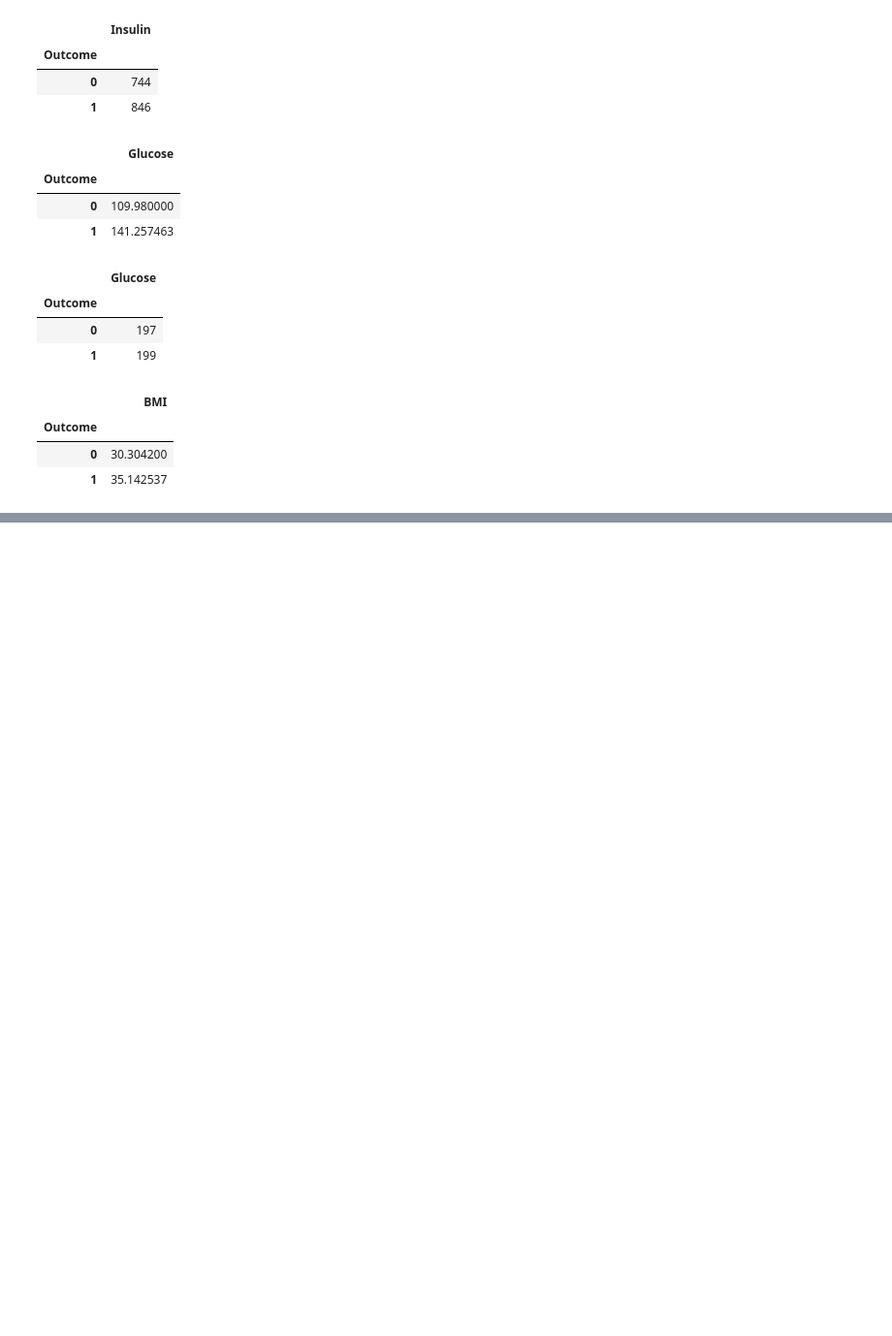
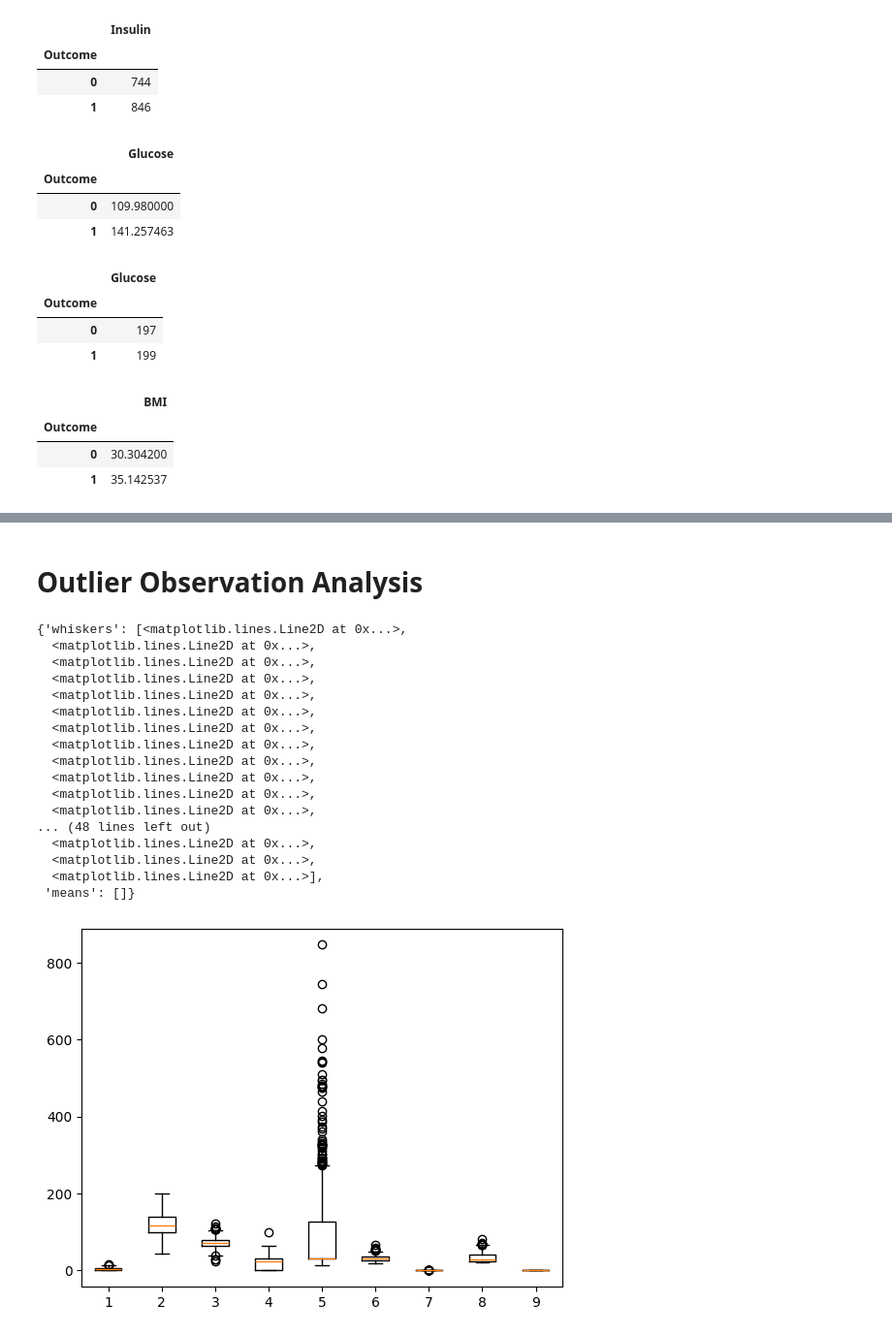
Before and after one commit to Cham75/Diabetes-analysis, a Jupyter notebook: main.ipynb, the cells around one changed output, grey strips where cells are left out. Shown at 97% size. Drawn from its saved outputs; the diff is of its cells as text; code cells hidden in the pictures; blank space fills up the shorter version.

```diff
--- a/main.ipynb
+++ b/main.ipynb
@@ -162,0 +182,3 @@ df.groupby("Outcome").agg({"BMI": "mean"})
+# %%
+for i in ["Glucose","BMI","Insulin","BloodPressure"]:
+    df[i].replace( {0 : df[i].median()} ,inplace = True) #we use dictionary
@@ -162,0 +216,23 @@ df.groupby("Outcome").agg({"BMI": "mean"})
+# %% [markdown]
+# Outlier Observation Analysis
+# %%
+plt.boxplot(df)
+# %% [output]
+{'whiskers': [<matplotlib.lines.Line2D at 0x...>,
+  <matplotlib.lines.Line2D at 0x...>,
+  <matplotlib.lines.Line2D at 0x...>,
+  <matplotlib.lines.Line2D at 0x...>,
+  <matplotlib.lines.Line2D at 0x...>,
+  <matplotlib.lines.Line2D at 0x...>,
+  <matplotlib.lines.Line2D at 0x...>,
+  <matplotlib.lines.Line2D at 0x...>,
+  <matplotlib.lines.Line2D at 0x...>,
+  <matplotlib.lines.Line2D at 0x...>,
+  <matplotlib.lines.Line2D at 0x...>,
+  <matplotlib.lines.Line2D at 0x...>,
+... (48 lines left out)
+  <matplotlib.lines.Line2D at 0x...>,
+  <matplotlib.lines.Line2D at 0x...>,
+  <matplotlib.lines.Line2D at 0x...>],
+ 'means': []}
+[figure, added]
```
Also changed, not shown: parts of 69 cells of this notebook.
